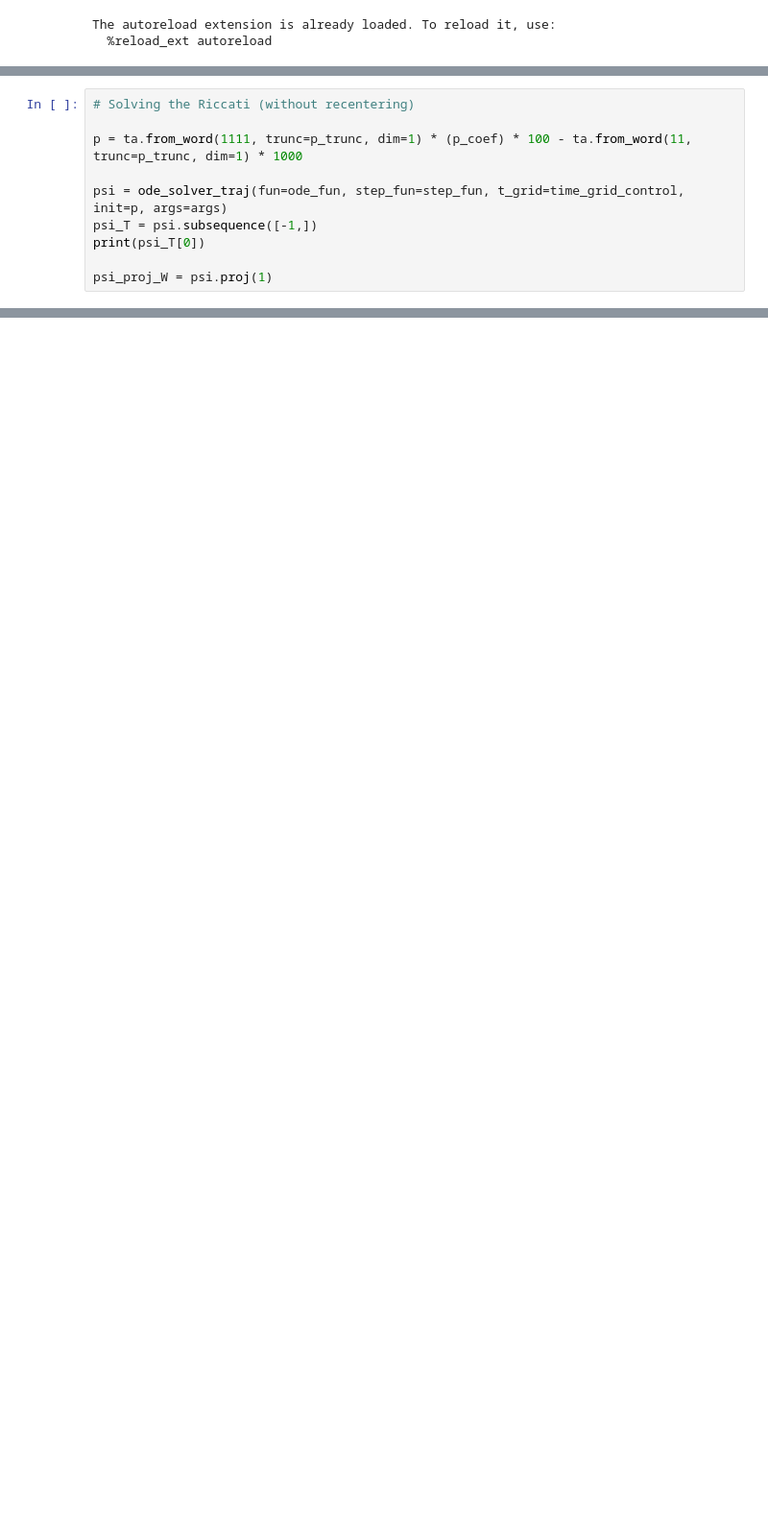
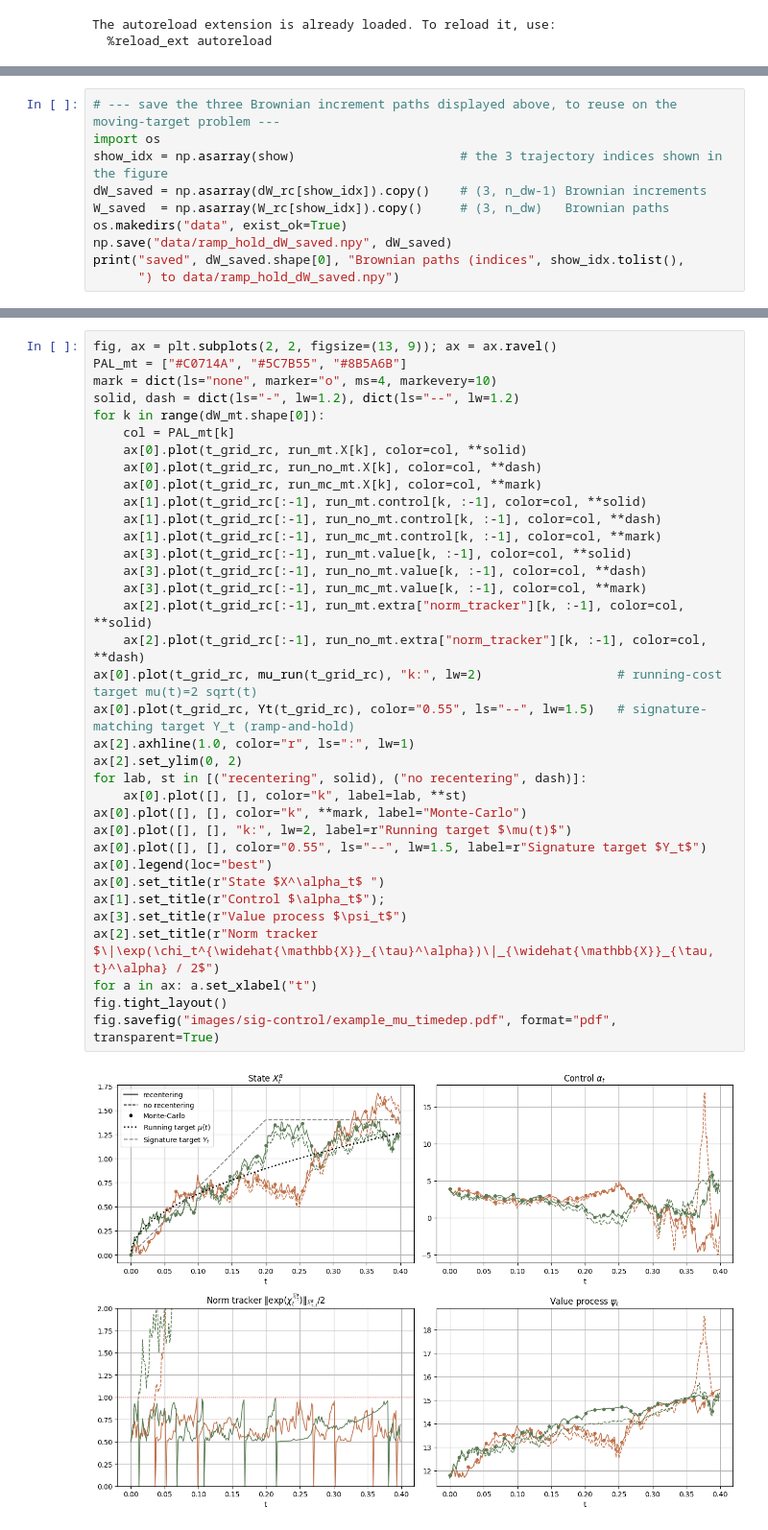
Before and after one commit to MrG1raffe/signature, a Jupyter notebook: notebooks/SigRiccati.ipynb, the cells around one changed output, grey strips where cells are left out. Shown at 96% size. Drawn from its saved outputs; the diff is of its cells as text; blank space fills up the shorter version.

Commit message:
Finilize the control examples

```diff
--- a/notebooks/SigRiccati.ipynb
+++ b/notebooks/SigRiccati.ipynb
@@ -302,10 +27,0 @@ plt.hlines(y=-R, xmin=time_grid_control[0], xmax=time_grid_control[-1], color="k
-# %%
-# Solving the Riccati (without recentering)
-
-p = ta.from_word(1111, trunc=p_trunc, dim=1) * (p_coef) * 100 - ta.from_word(11, trunc=p_trunc, dim=1) * 1000
-
-psi = ode_solver_traj(fun=ode_fun, step_fun=step_fun, t_grid=time_grid_control, init=p, args=args)
-psi_T = psi.subsequence([-1,])
-print(psi_T[0])
-
-psi_proj_W = psi.proj(1)
@@ -812,0 +186,10 @@ The wells $\pm Y_t$ oscillate and merge at $0$; the controlled state stays near
+# %%
+# --- save the three Brownian increment paths displayed above, to reuse on the moving-target problem ---
+import os
+show_idx = np.asarray(show)                      # the 3 trajectory indices shown in the figure
+dW_saved = np.asarray(dW_rc[show_idx]).copy()    # (3, n_dw-1) Brownian increments
+W_saved  = np.asarray(W_rc[show_idx]).copy()     # (3, n_dw)   Brownian paths
+os.makedirs("data", exist_ok=True)
+np.save("data/ramp_hold_dW_saved.npy", dW_saved)
+print("saved", dW_saved.shape[0], "Brownian paths (indices", show_idx.tolist(),
+      ") to data/ramp_hold_dW_saved.npy")
@@ -812,0 +241,37 @@ The wells $\pm Y_t$ oscillate and merge at $0$; the controlled state stays near
+# %%
+fig, ax = plt.subplots(2, 2, figsize=(13, 9)); ax = ax.ravel()
+PAL_mt = ["#C0714A", "#5C7B55", "#8B5A6B"]
+mark = dict(ls="none", marker="o", ms=4, markevery=10)
+solid, dash = dict(ls="-", lw=1.2), dict(ls="--", lw=1.2)
+for k in range(dW_mt.shape[0]):
+    col = PAL_mt[k]
+    ax[0].plot(t_grid_rc, run_mt.X[k], color=col, **solid)
+    ax[0].plot(t_grid_rc, run_no_mt.X[k], color=col, **dash)
+    ax[0].plot(t_grid_rc, run_mc_mt.X[k], color=col, **mark)
+    ax[1].plot(t_grid_rc[:-1], run_mt.control[k, :-1], color=col, **solid)
+    ax[1].plot(t_grid_rc[:-1], run_no_mt.control[k, :-1], color=col, **dash)
+    ax[1].plot(t_grid_rc[:-1], run_mc_mt.control[k, :-1], color=col, **mark)
+    ax[3].plot(t_grid_rc[:-1], run_mt.value[k, :-1], color=col, **solid)
+    ax[3].plot(t_grid_rc[:-1], run_no_mt.value[k, :-1], color=col, **dash)
+    ax[3].plot(t_grid_rc[:-1], run_mc_mt.value[k, :-1], color=col, **mark)
+    ax[2].plot(t_grid_rc[:-1], run_mt.extra["norm_tracker"][k, :-1], color=col, **solid)
+    ax[2].plot(t_grid_rc[:-1], run_no_mt.extra["norm_tracker"][k, :-1], color=col, **dash)
+ax[0].plot(t_grid_rc, mu_run(t_grid_rc), "k:", lw=2)                  # running-cost target mu(t)=2 sqrt(t)
+ax[0].plot(t_grid_rc, Yt(t_grid_rc), color="0.55", ls="--", lw=1.5)   # signature-matching target Y_t (ramp-and-hold)
+ax[2].axhline(1.0, color="r", ls=":", lw=1)
+ax[2].set_ylim(0, 2)
+for lab, st in [("recentering", solid), ("no recentering", dash)]:
+    ax[0].plot([], [], color="k", label=lab, **st)
+ax[0].plot([], [], color="k", **mark, label="Monte-Carlo")
+ax[0].plot([], [], "k:", lw=2, label=r"Running target $\mu(t)$")
+ax[0].plot([], [], color="0.55", ls="--", lw=1.5, label=r"Signature target $Y_t$")
+ax[0].legend(loc="best")
+ax[0].set_title(r"State $X^\alpha_t$ ")
+ax[1].set_title(r"Control $\alpha_t$");
+ax[3].set_title(r"Value process $\psi_t$")
+ax[2].set_title(r"Norm tracker $\|\exp(\chi_t^{\widehat{\mathbb{X}}_{\tau}^\alpha})\|_{\widehat{\mathbb{X}}_{\tau, t}^\alpha} / 2$")
+for a in ax: a.set_xlabel("t")
+fig.tight_layout()
+fig.savefig("images/sig-control/example_mu_timedep.pdf", format="pdf", transparent=True)
+# %% [output]
+[figure, added]
```
Also changed, not shown: parts of 72 cells of this notebook.
